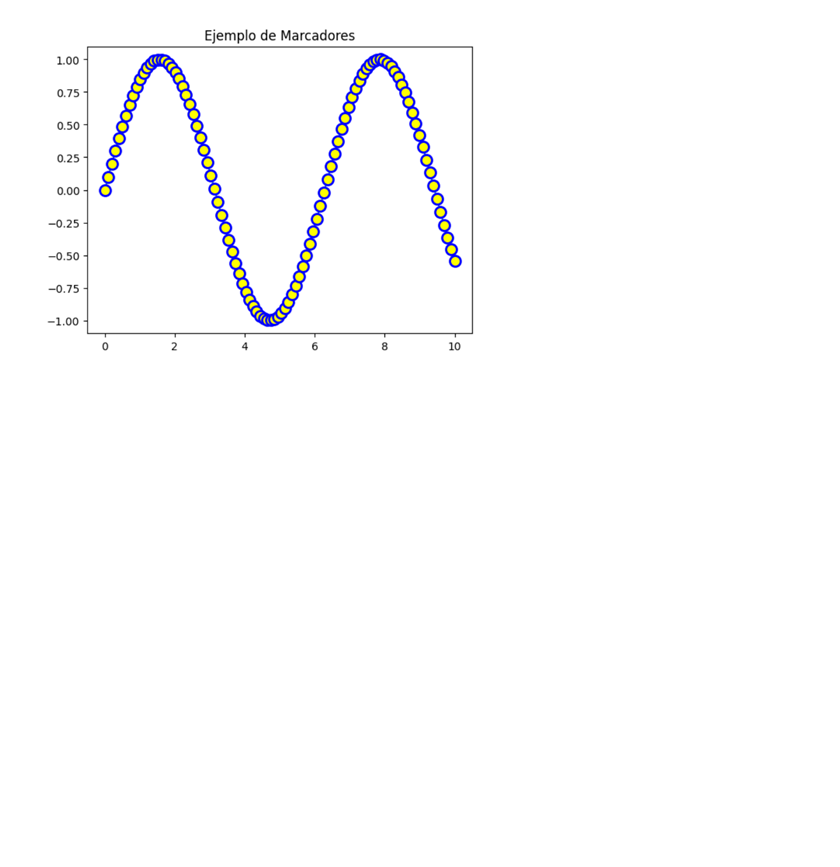
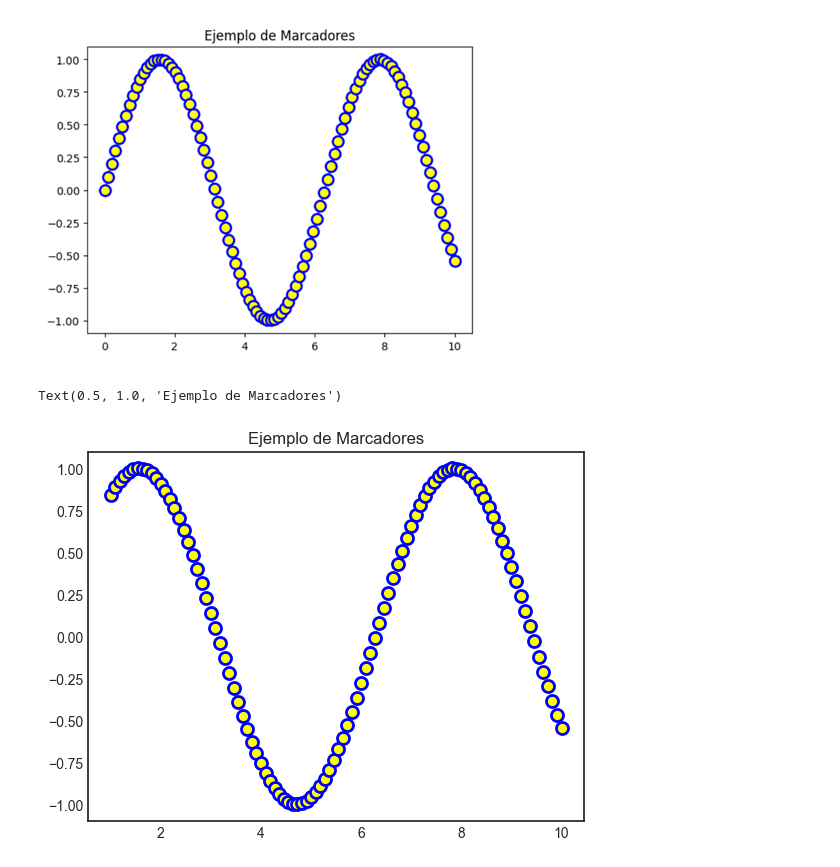
Before and after one commit to arratealduzin/Repo-ejercicos, a Jupyter notebook: 03_Data_Analysis/Sprint_08/Unidad_01_Visualizacion_Basica_Matplotlib/02_Ejercicios_Workout/10_Ejercicios_Basicos.ipynb, the cells around one changed output. Saved outputs shown, nothing was run; the diff lists cells and outputs as text; code cells hidden in the pictures; blank space fills up the shorter version.

```diff
--- a/03_Data_Analysis/Sprint_08/Unidad_01_Visualizacion_Basica_Matplotlib/02_Ejercicios_Workout/10_Ejercicios_Basicos.ipynb
+++ b/03_Data_Analysis/Sprint_08/Unidad_01_Visualizacion_Basica_Matplotlib/02_Ejercicios_Workout/10_Ejercicios_Basicos.ipynb
@@ -109,3 +126,10 @@ Reproduce la figura siguiente empleando sólo el estilo MATLAB (plt.\<funcion>\)
 Para terminar, reproduce la imagen de la figura
 # %% [markdown]
 ![image.png](attachment:image.png)
+# %%
+fig = plt.figure()
+plt.scatter(x,np.sin(x),s=75, c= "yellow",edgecolors="blue",linewidths=2)
+plt.title("Ejemplo de Marcadores")
+# %% [output]
+Text(0.5, 1.0, 'Ejemplo de Marcadores')
+[figure, added]
```
Also changed, not shown: parts of 2 cells of this notebook.
